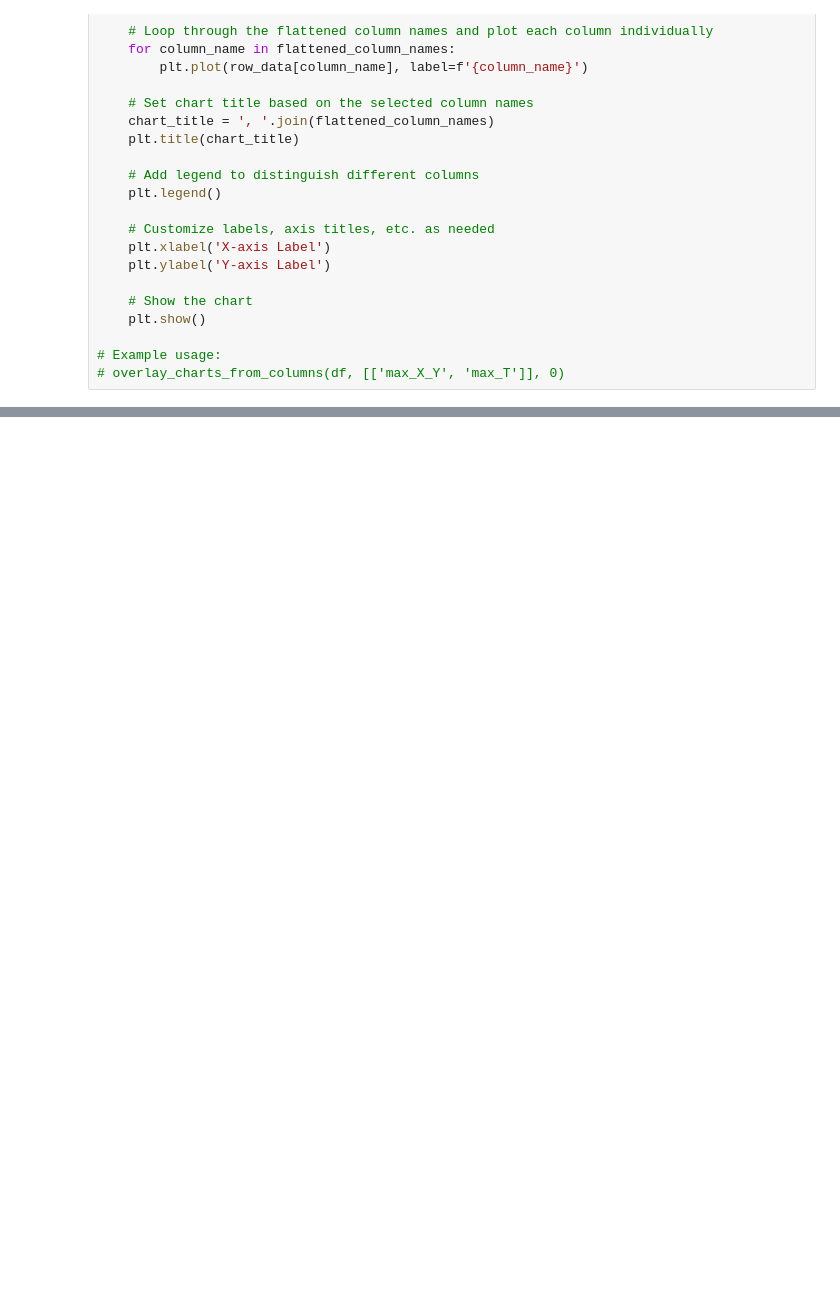
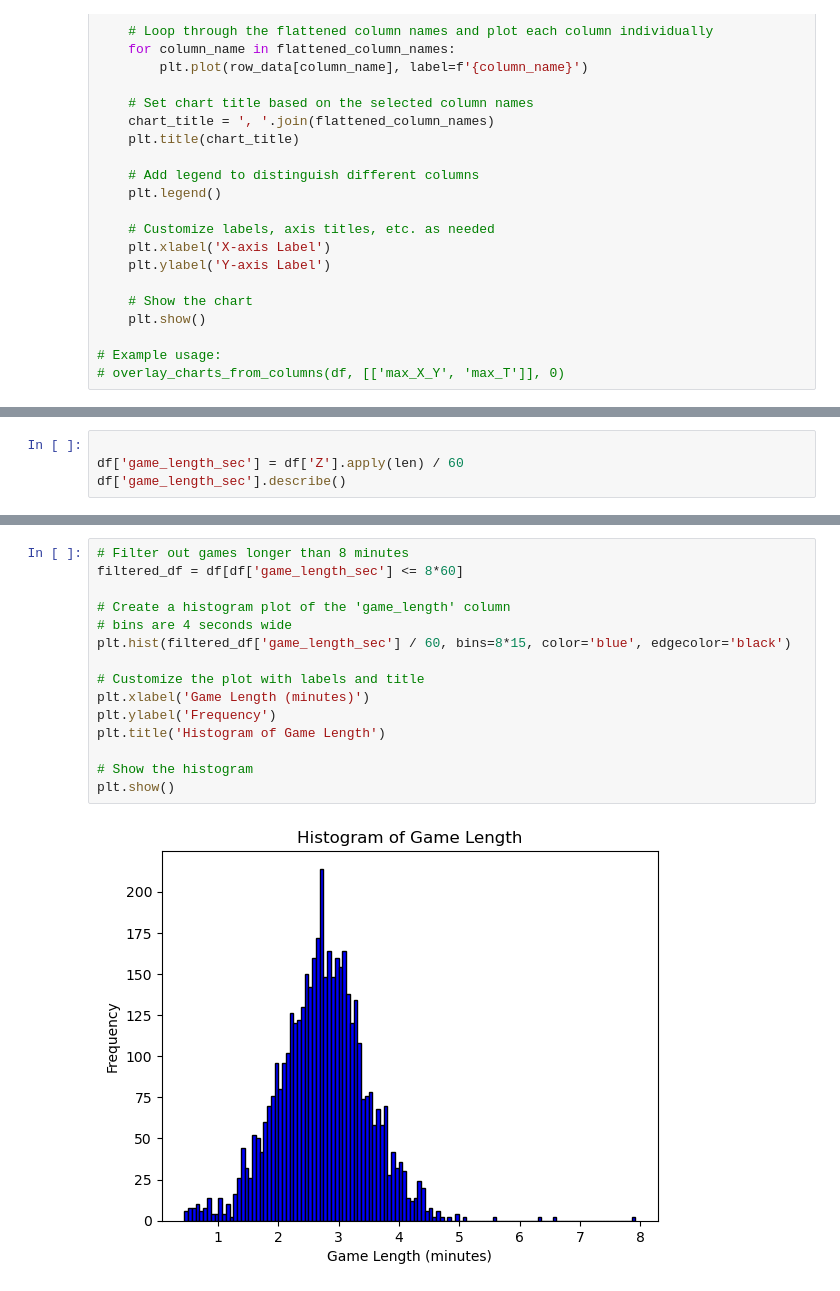
Before and after one commit to sinha-G/slp, a Jupyter notebook: feature_pruning.ipynb, the cells around one changed output, grey strips where cells are left out. Cells and saved outputs as stored; diff of their text form; blank space fills up the shorter version.

```diff
--- a/feature_pruning.ipynb
+++ b/feature_pruning.ipynb
@@ -143,0 +155,4 @@ overlay_charts_from_columns(df, column_lists, row)
+# %%
+
+df['game_length_sec'] = df['Z'].apply(len) / 60
+df['game_length_sec'].describe()
@@ -143,0 +169,17 @@ overlay_charts_from_columns(df, column_lists, row)
+# %%
+# Filter out games longer than 8 minutes
+filtered_df = df[df['game_length_sec'] <= 8*60]
+
+# Create a histogram plot of the 'game_length' column
+# bins are 4 seconds wide
+plt.hist(filtered_df['game_length_sec'] / 60, bins=8*15, color='blue', edgecolor='black')
+
+# Customize the plot with labels and title
+plt.xlabel('Game Length (minutes)')
+plt.ylabel('Frequency')
+plt.title('Histogram of Game Length')
+
+# Show the histogram
+plt.show()
+# %% [output]
+[figure, added]
```
Also changed, not shown: parts of 7 cells of this notebook.
